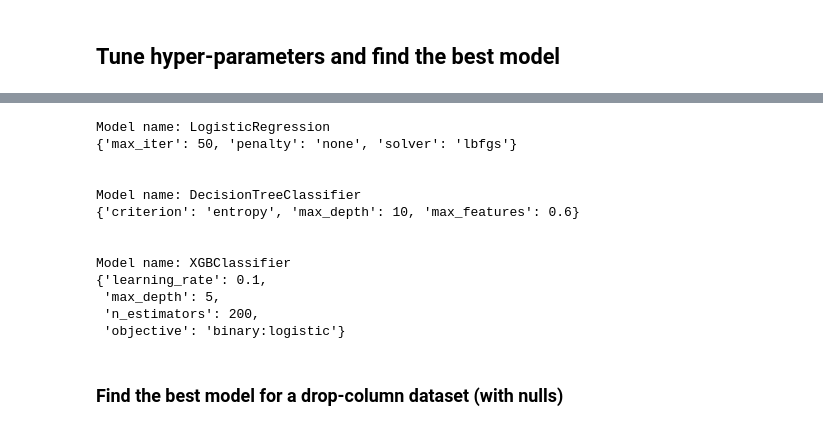
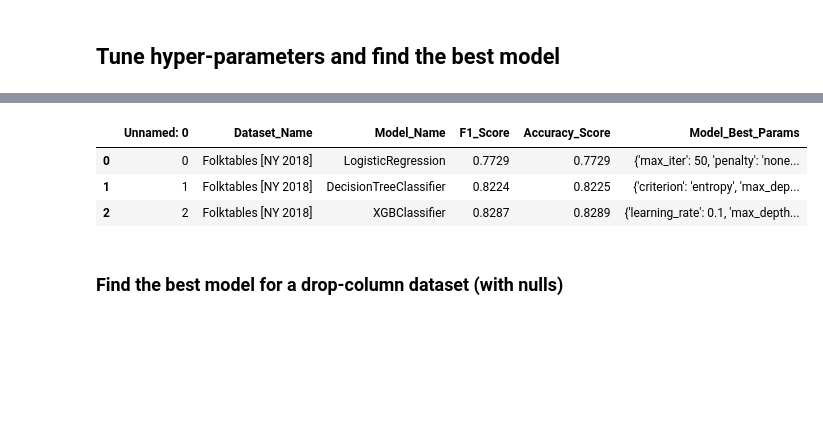
Before and after one commit to FalaahArifKhan/RAI-summer-stability, a Jupyter notebook: column_pipelines/Standardized_Pipeline_AGEP.ipynb, the cells around one changed output, grey strips where cells are left out. Cells and saved outputs as stored; diff of their text form; code cells hidden in the pictures; blank space fills up the shorter version.

```diff
--- a/column_pipelines/Standardized_Pipeline_AGEP.ipynb
+++ b/column_pipelines/Standardized_Pipeline_AGEP.ipynb
@@ -146,21 +85,11 @@ weighted avg      0.832     0.829     0.829     39394
-# %%
-for index, row in ML_baseline_results_df.iterrows():
-    print(f'\n\nModel name: {row["Model_Name"]}')
-    pprint(row['Model_Best_Params'])
-# %% [output]
-Model name: LogisticRegression
-{'max_iter': 50, 'penalty': 'none', 'solver': 'lbfgs'}
-
-
-Model name: DecisionTreeClassifier
-{'criterion': 'entropy', 'max_depth': 10, 'max_features': 0.6}
-
-
-Model name: XGBClassifier
-{'learning_rate': 0.1,
- 'max_depth': 5,
- 'n_estimators': 200,
- 'objective': 'binary:logistic'}
+# %%
+ML_baseline_results_df = pd.read_csv(os.path.join('..', 'results', 'ML_baseline_results_df.csv'))
+ML_baseline_results_df
+# %% [output]
+|  | Unnamed: 0 | Dataset_Name | Model_Name | F1_Score | Accuracy_Score | Model_Best_Params |
+| 0 | 0 | Folktables [NY 2018] | LogisticRegression | 0.7729 | 0.7729 | {'max_iter': 50, 'penalty': 'none... |
+| 1 | 1 | Folktables [NY 2018] | DecisionTreeClassifier | 0.8224 | 0.8225 | {'criterion': 'entropy', 'max_dep... |
+| 2 | 2 | Folktables [NY 2018] | XGBClassifier | 0.8287 | 0.8289 | {'learning_rate': 0.1, 'max_depth... |
 # %% [markdown]
 ### Find the best model for a drop-column dataset (with nulls)
 # %%
```
Also changed, not shown: parts of 3 cells of this notebook, 3 other files.
